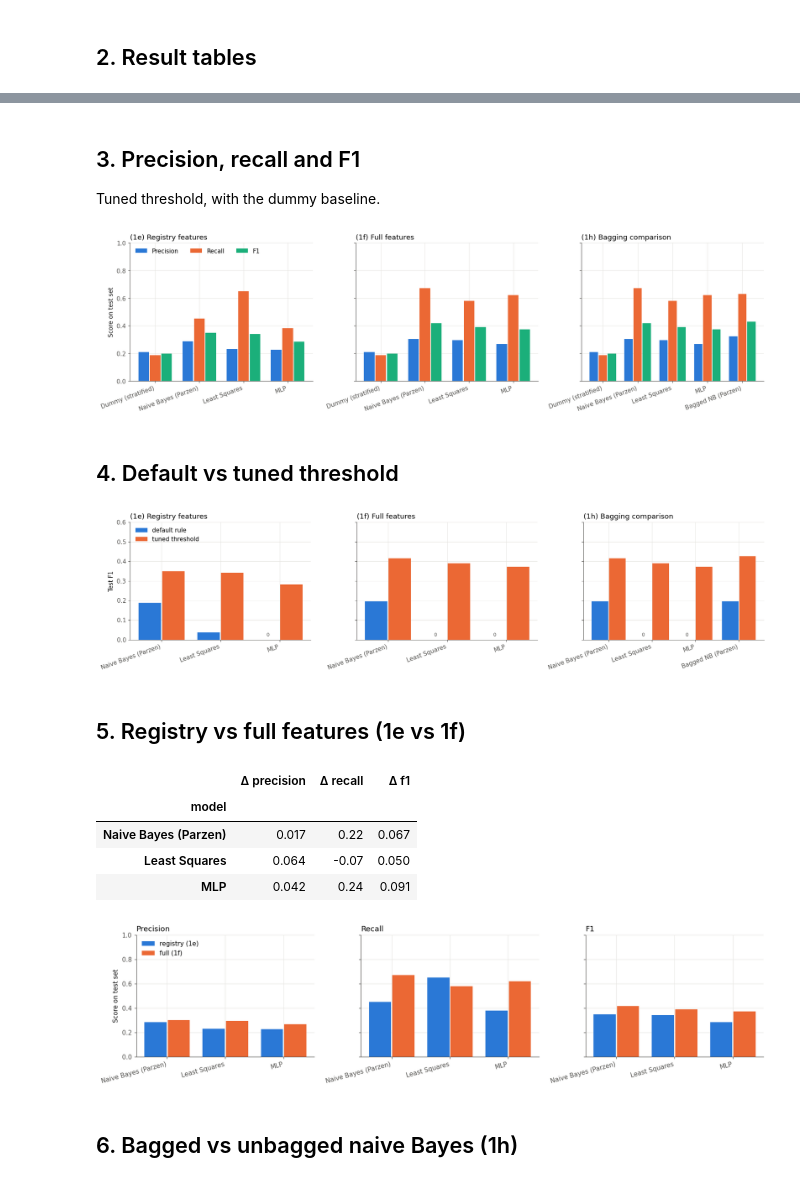
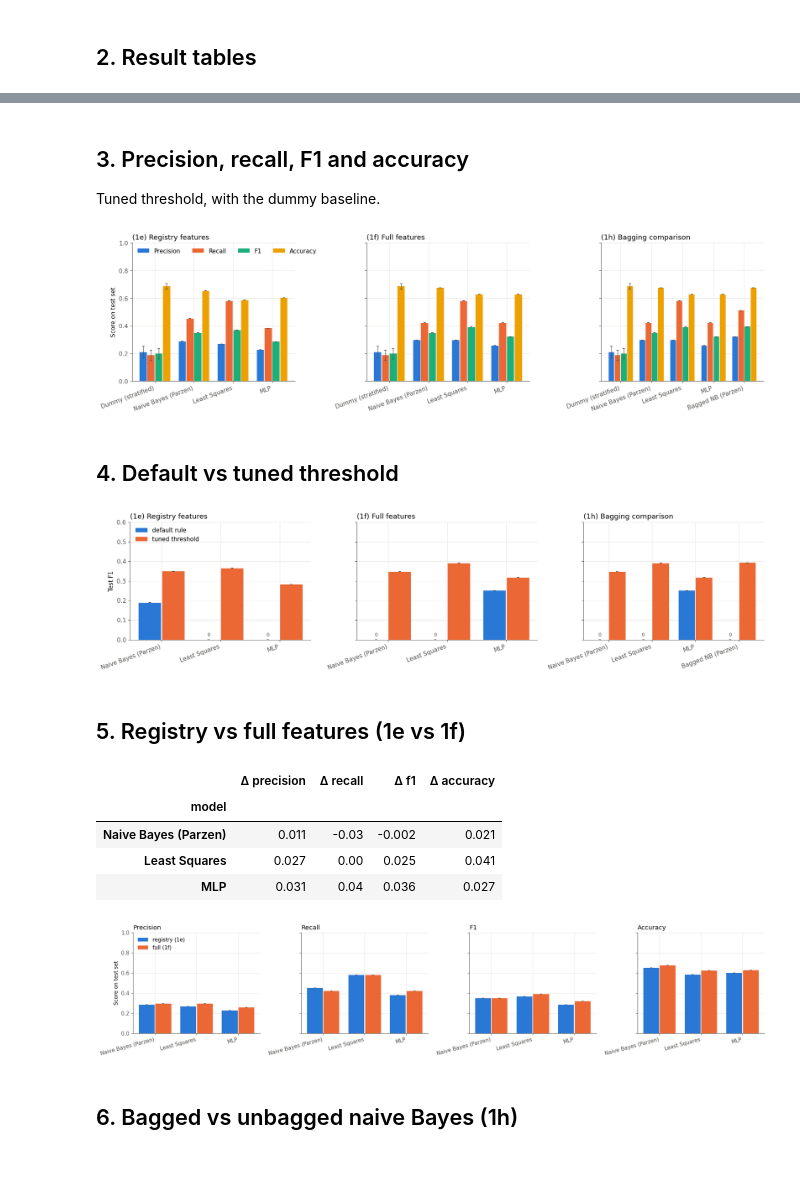
Before and after one commit to chensy618/pattern-recognition, a Jupyter notebook: notebook/results_problem1.ipynb, the cells around one changed output, grey strips where cells are left out. Cells and saved outputs as stored; diff of their text form; code cells hidden in the pictures.

```diff
--- a/notebook/results_problem1.ipynb
+++ b/notebook/results_problem1.ipynb
@@ -50,7 +66,9 @@ seed: 2026
 # %%
 for key, df in results.items():
     print(TITLES[key])
-    display(df[["model", "rule", "precision", "recall", "f1", "hyperparameters", "threshold"]]
-            .round(3))
+    cols = ["model", "rule", "precision", "recall", "f1", "accuracy"]
+    if SPLIT == "kfold":
+        cols += ["precision_std", "recall_std", "f1_std", "accuracy_std"]
+    display(df[cols + ["hyperparameters", "threshold"]].round(3))
 # %% [output]
 (1e) Registry features
@@ -85,5 +103,5 @@ for key, df in results.items():
 # %% [markdown]
-## 3. Precision, recall and F1
+## 3. Precision, recall, F1 and accuracy
 
 Tuned threshold, with the dummy baseline.
 # %%
@@ -95,10 +113,11 @@ def table_for(df, rule):
 
 def metric_bars(ax, df, title):
     x = np.arange(len(df))
-    width = 0.26
+    width = 0.2
     for j, (metric, color) in enumerate(zip(METRICS, METRIC_COLORS)):
-        ax.bar(x + (j - 1) * width, df[metric], width * 0.92, color=color,
-               label=metric.capitalize() if metric != "f1" else "F1")
+        ax.bar(x + (j - 1.5) * width, df[metric], width * 0.92, color=color,
+               yerr=err(df, metric), capsize=2, error_kw={"elinewidth": 0.8, "ecolor": TEXT_2},
+               label=METRIC_LABELS[metric])
     for i, row in df.iterrows():          # bars of height 0 are invisible -> label them
         if row[METRICS].max() == 0:
             ax.text(x[i], 0.02, "all 0", ha="center", va="bottom", color=TEXT_2, fontsize=8)
@@ -111,11 +130,11 @@ def metric_bars(ax, df, title):
 fig, axes = plt.subplots(1, 3, figsize=(16, 4.5), sharey=True)
 for ax, key in zip(axes, results):
     metric_bars(ax, table_for(results[key], "tuned"), TITLES[key])
-axes[0].set_ylabel("Score on test set")
-axes[0].legend(ncol=3, loc="upper left")
+axes[0].set_ylabel(YLABEL)
+axes[0].legend(ncol=4, loc="upper left")
 fig.tight_layout()
 # %% [output]
-[figure, old version]
+[figure, new version]
 # %% [markdown]
 ## 4. Default vs tuned threshold
 # %%
@@ -125,48 +144,53 @@ for ax, key in zip(axes, results):
     learned = df[~df["model"].str.startswith("Dummy")]
     models = learned["model"].unique()
     f1 = learned.pivot(index="model", columns="rule", values="f1").loc[models]
+    f1_std = learned.pivot(index="model", columns="rule", values="f1_std").loc[models].fillna(0)
     x = np.arange(len(models))
-    ax.bar(x - 0.2, f1["default"], 0.38, color=BLUE, label="default rule")
-    ax.bar(x + 0.2, f1["tuned"], 0.38, color=ORANGE, label="tuned threshold")
+    kw = {"capsize": 2, "error_kw": {"elinewidth": 0.8, "ecolor": TEXT_2}}
+    ax.bar(x - 0.2, f1["default"], 0.38, color=BLUE, yerr=f1_std["default"], label="default rule", **kw)
+    ax.bar(x + 0.2, f1["tuned"], 0.38, color=ORANGE, yerr=f1_std["tuned"], label="tuned threshold", **kw)
     for i, v in enumerate(f1["default"]):
         if v == 0:
             ax.text(x[i] - 0.2, 0.01, "0", ha="center", va="bottom", color=TEXT_2, fontsize=8)
     ax.set_xticks(x); ax.set_xticklabels(models, rotation=20, ha="right")
     ax.set_ylim(0, 0.6); ax.set_title(TITLES[key])
-axes[0].set_ylabel("Test F1")
+axes[0].set_ylabel("Test F1 (mean ± std over folds)" if SPLIT == "kfold" else "Test F1")
 axes[0].legend(loc="upper left")
 fig.tight_layout()
 # %% [output]
-[figure, old version]
+[figure, new version]
 # %% [markdown]
 ## 5. Registry vs full features (1e vs 1f)
 # %%
 reg = table_for(results["1e"], "tuned").set_index("model")
 full = table_for(results["1f"], "tuned").set_index("model")
 models = [m for m in reg.index if not m.startswith("Dummy")]
 
-fig, axes = plt.subplots(1, 3, figsize=(15, 3.8), sharey=True)
+fig, axes = plt.subplots(1, 4, figsize=(18, 3.8), sharey=True)
 x = np.arange(len(models))
 for ax, metric in zip(axes, METRICS):
-    ax.bar(x - 0.2, reg.loc[models, metric], 0.38, color=BLUE, label="registry (1e)")
-    ax.bar(x + 0.2, full.loc[models, metric], 0.38, color=ORANGE, label="full (1f)")
+    kw = {"capsize": 2, "error_kw": {"elinewidth": 0.8, "ecolor": TEXT_2}}
+    ax.bar(x - 0.2, reg.loc[models, metric], 0.38, color=BLUE,
+           yerr=reg.loc[models, metric + "_std"].fillna(0), label="registry (1e)", **kw)
+    ax.bar(x + 0.2, full.loc[models, metric], 0.38, color=ORANGE,
+           yerr=full.loc[models, metric + "_std"].fillna(0), label="full (1f)", **kw)
     ax.set_xticks(x); ax.set_xticklabels(models, rotation=15, ha="right")
-    ax.set_title(metric.capitalize() if metric != "f1" else "F1")
+    ax.set_title(METRIC_LABELS[metric])
     ax.set_ylim(0, 1)
-axes[0].set_ylabel("Score on test set")
+axes[0].set_ylabel(YLABEL)
 axes[0].legend(loc="upper left")
 fig.tight_layout()
 
 change = (full.loc[models, METRICS] - reg.loc[models, METRICS]).round(3)
 change.columns = [f"Δ {m}" for m in METRICS]
 change
 # %% [output]
-|  | Δ precision | Δ recall | Δ f1 |
-| model |  |  |  |
-| Naive Bayes (Parzen) | 0.017 | 0.22 | 0.067 |
-| Least Squares | 0.064 | -0.07 | 0.050 |
-| MLP | 0.042 | 0.24 | 0.091 |
+|  | Δ precision | Δ recall | Δ f1 | Δ accuracy |
+| model |  |  |  |  |
+| Naive Bayes (Parzen) | 0.011 | -0.03 | -0.002 | 0.021 |
+| Least Squares | 0.027 | 0.00 | 0.025 | 0.041 |
+| MLP | 0.031 | 0.04 | 0.036 | 0.027 |
-[figure, old version]
+[figure, new version]
 # %% [markdown]
 ## 6. Bagged vs unbagged naive Bayes (1h)
 # %%
```
Also changed, not shown: parts of 12 cells of this notebook, 38 other files.
